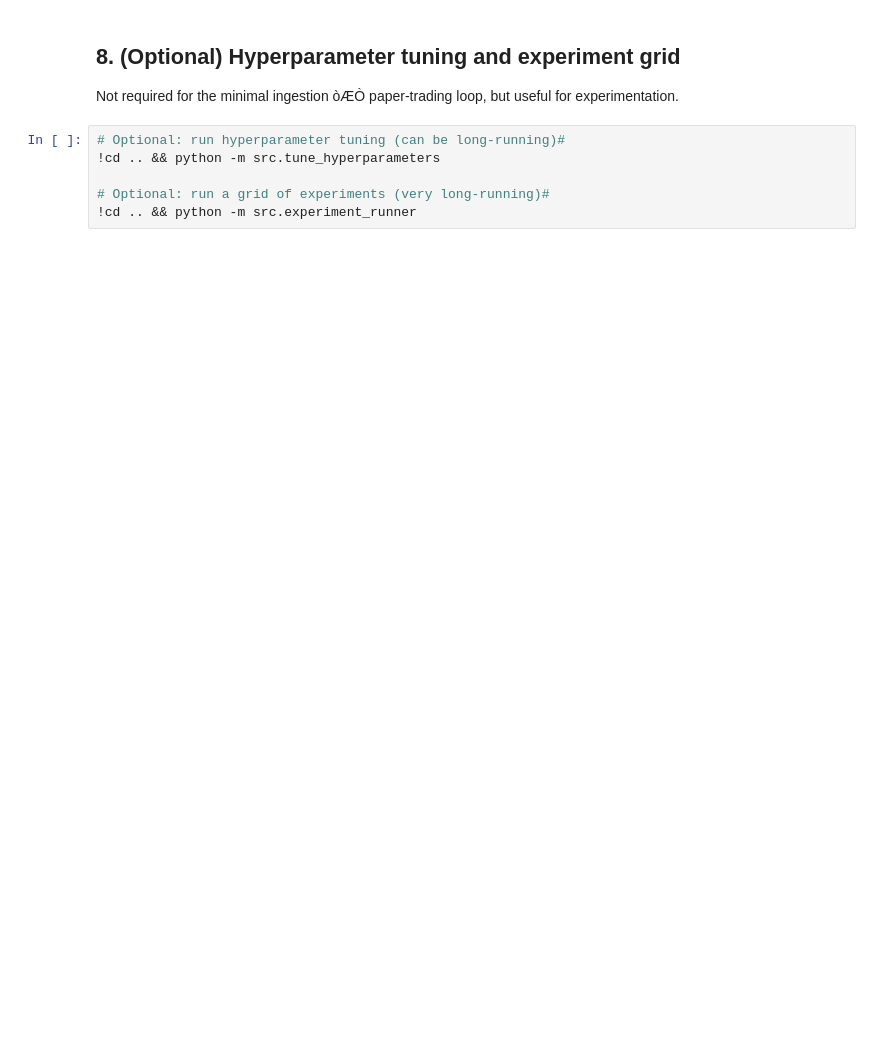
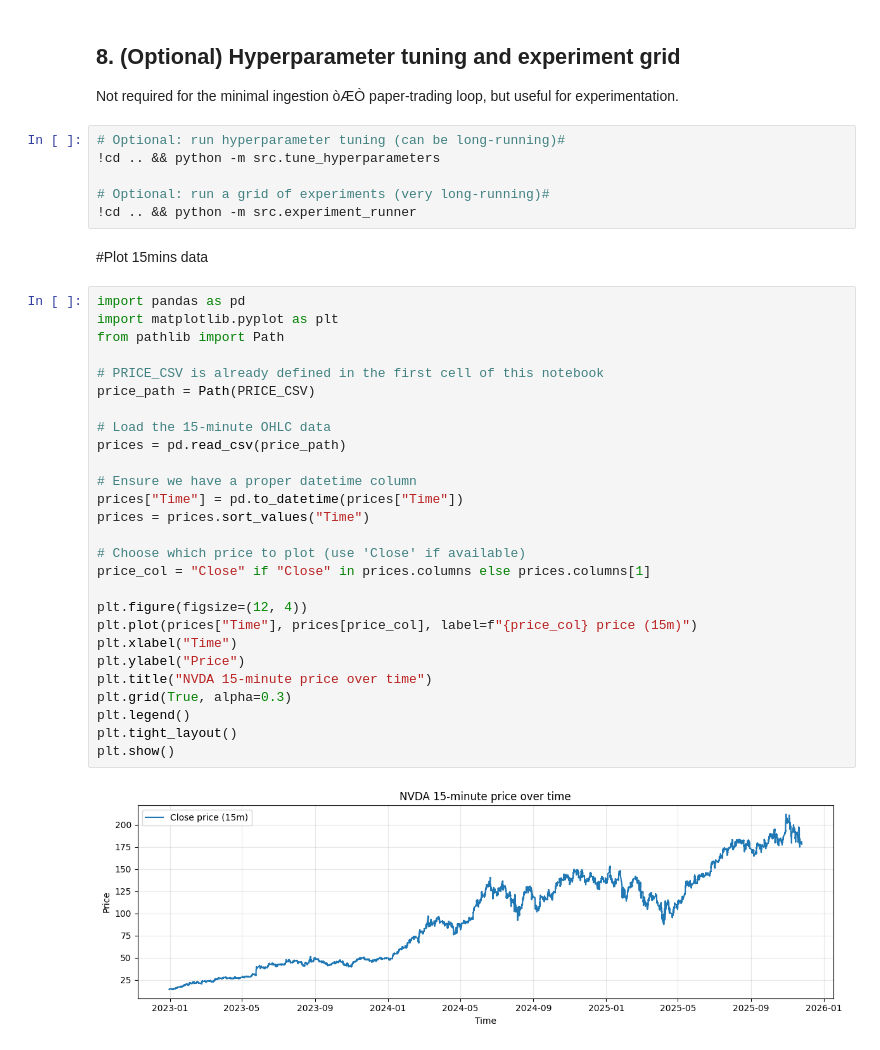
Before and after one commit to agavrailov/ml, a Jupyter notebook: notebooks/Entire workflow.ipynb, the cells around one changed output. Saved outputs shown, nothing was run; the diff lists cells and outputs as text; blank space fills up the shorter version.

```diff
--- a/notebooks/Entire workflow.ipynb
+++ b/notebooks/Entire workflow.ipynb
@@ -125,3 +168,34 @@ Not required for the minimal ingestion òÆÒ paper-trading loop, but useful for
 
 # Optional: run a grid of experiments (very long-running)#
 !cd .. && python -m src.experiment_runner
+# %% [markdown]
+#Plot 15mins data
+# %%
+import pandas as pd
+import matplotlib.pyplot as plt
+from pathlib import Path
+
+# PRICE_CSV is already defined in the first cell of this notebook
+price_path = Path(PRICE_CSV)
+
+# Load the 15‑minute OHLC data
+prices = pd.read_csv(price_path)
+
+# Ensure we have a proper datetime column
+prices["Time"] = pd.to_datetime(prices["Time"])
+prices = prices.sort_values("Time")
+
+# Choose which price to plot (use 'Close' if available)
+price_col = "Close" if "Close" in prices.columns else prices.columns[1]
+
+plt.figure(figsize=(12, 4))
+plt.plot(prices["Time"], prices[price_col], label=f"{price_col} price (15m)")
+plt.xlabel("Time")
+plt.ylabel("Price")
+plt.title("NVDA 15‑minute price over time")
+plt.grid(True, alpha=0.3)
+plt.legend()
+plt.tight_layout()
+plt.show()
+# %% [output]
+[figure, added]
```
Also changed, not shown: parts of 7 cells of this notebook, 13 other files.
